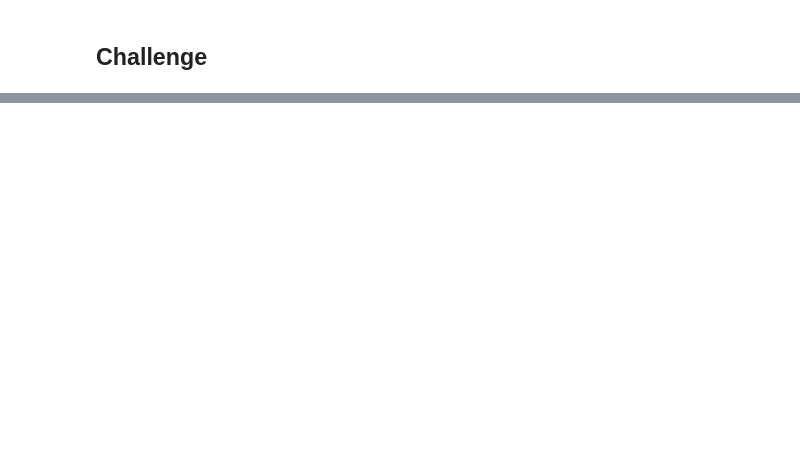
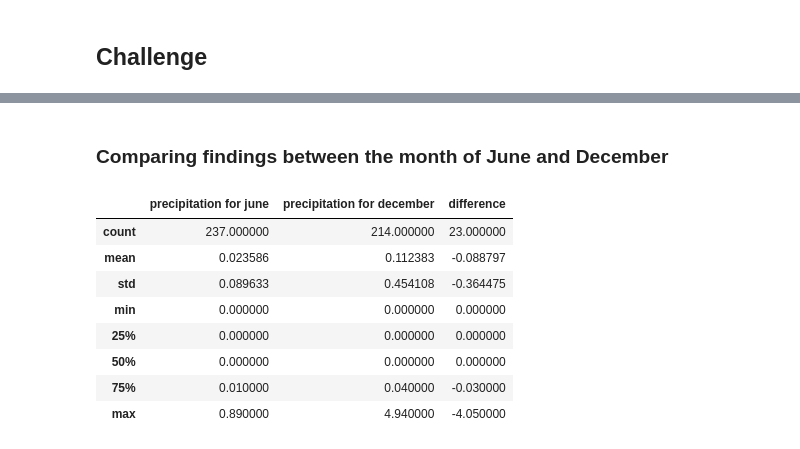
Before and after one commit to shaunwang1350/M9_SQLlite, a Jupyter notebook: climate_analysis.ipynb, the cells around one changed output, grey strips where cells are left out. Cells and saved outputs as stored; diff of their text form; code cells hidden in the pictures; blank space fills up the shorter version.

```diff
--- a/climate_analysis.ipynb
+++ b/climate_analysis.ipynb
@@ -117,0 +199,41 @@ plt.tight_layout()
+# %%
+dec_start = dt.date(2010, 12, 1)
+dec_end = dt.date(2010, 12, 31)
+
+dec_prcp_results = []
+dec_tobs_results = []
+
+for year in range(2011, 2020,1):
+
+# The following while loop would work; however, it does not take into consideration of leap years, which shifts the data by 2 days at the end.
+# while dec_start <= dt.date(2017,8,23):
+
+    dec_prcp_results += session.query(Measurement.date, Measurement.prcp).\
+    filter(Measurement.date >= dec_start).\
+    filter(Measurement.date <= dec_end).\
+    group_by(Measurement.date).all()
+
+    dec_tobs_results += session.query(Measurement.date, Measurement.tobs).\
+    filter(Measurement.date >= dec_start).\
+    filter(Measurement.date <= dec_end).\
+    group_by(Measurement.date).all()
+
+# While the following incrementation would work; however, it does not take into consideration of leap years, , which shifts the data by 2 days at the end.
+#     dec_start = dec_start + dt.timedelta(seconds=31557600)
+#     dec_end = dec_end + dt.timedelta(seconds=31557600)
+
+    dec_start = dt.date((year), 12, 1)
+    dec_end = dt.date((year), 12, 31)
+
+# Save the query results as a Pandas DataFrame and set the index to the date column
+dec_prcp_df = pd.DataFrame(dec_prcp_results, columns=['date', 'precipitation'])
+dec_tobs_df = pd.DataFrame(dec_tobs_results, columns=['date', 'temperature'])
+
+dec_prcp_stats_df = pd.DataFrame(dec_prcp_df.describe())
+dec_tobs_stats_df = pd.DataFrame(dec_tobs_df.describe())
+
+print("Overall December Temperature Stats:")
+print(dec_tobs_stats_df)
+print("\nOverall December Percipitation Stats:")
+print(dec_prcp_stats_df)
+print("\n*No Data exists for Dec 2017, which is why the count is 214; it is a missing a month of data.")
@@ -117,0 +258,16 @@ plt.tight_layout()
+# %% [markdown]
+### Comparing findings between the month of June and December
+# %%
+prcp_comp_df = june_prcp_stats_df.join(dec_prcp_stats_df, lsuffix=' for june', rsuffix=' for december')
+prcp_comp_df['difference'] = prcp_comp_df['precipitation for june'] - prcp_comp_df['precipitation for december']
+prcp_comp_df
+# %% [output]
+|  | precipitation for june | precipitation for december | difference |
+| count | 237.000000 | 214.000000 | 23.000000 |
+| mean | 0.023586 | 0.112383 | -0.088797 |
+| std | 0.089633 | 0.454108 | -0.364475 |
+| min | 0.000000 | 0.000000 | 0.000000 |
+| 25% | 0.000000 | 0.000000 | 0.000000 |
+| 50% | 0.000000 | 0.000000 | 0.000000 |
+| 75% | 0.010000 | 0.040000 | -0.030000 |
+| max | 0.890000 | 4.940000 | -4.050000 |
```
Also changed, not shown: parts of 9 cells of this notebook, 2 other files.
